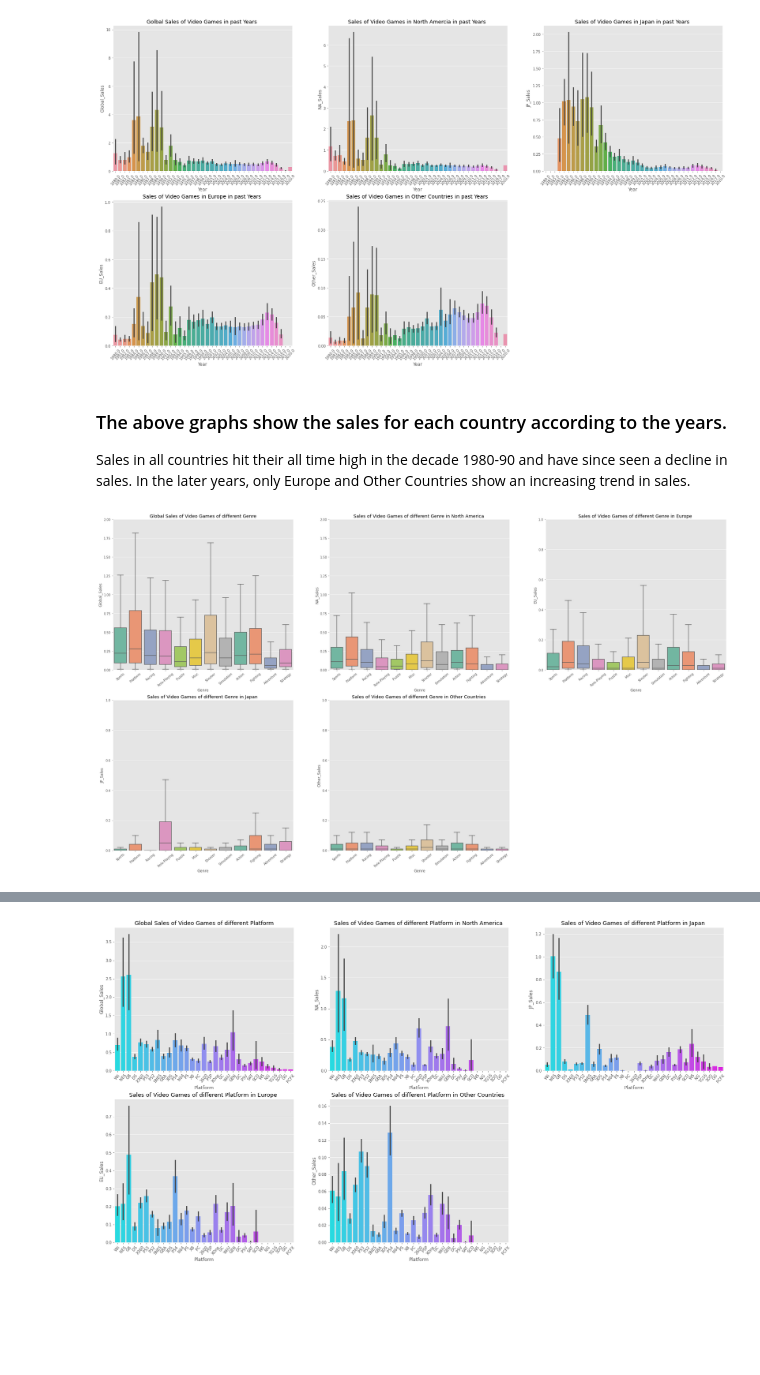
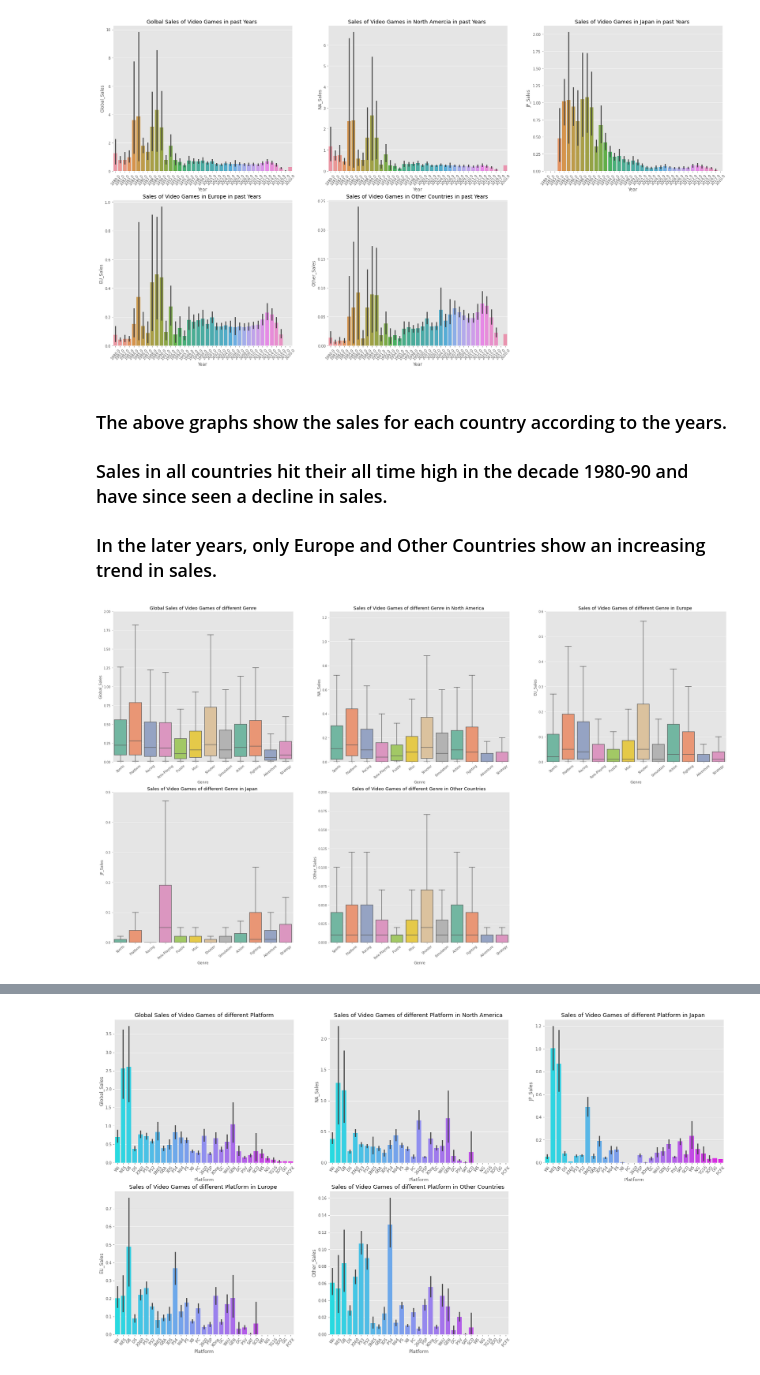
Before and after one commit to digipodium/Ayan_Bhatnagar_Game_Sales_Comparison, a Jupyter notebook: games_project.ipynb, the cells around one changed output, grey strips where cells are left out. Saved outputs shown, nothing was run; the diff lists cells and outputs as text; code cells hidden in the pictures; blank space fills up the shorter version.

```diff
--- a/games_project.ipynb
+++ b/games_project.ipynb
@@ -117,40 +122,40 @@ plt.show()
 [figure]
 # %% [markdown]
 ### The above graphs show the sales for each country according to the years.
-Sales in all countries hit their all time high in the decade 1980-90 and have since seen a decline in sales.
-In the later years, only Europe and Other Countries show an increasing trend in sales.
+### Sales in all countries hit their all time high in the decade 1980-90 and have since seen a decline in sales.
+### In the later years, only Europe and Other Countries show an increasing trend in sales.
 # %%
 plt.figure(figsize=(35,30))
 plt.subplot(331)
 sns.boxplot(x = 'Genre', y = 'Global_Sales' , data = game_df,palette="Set2",fliersize = 0)
 plt.xticks(rotation=40)
 plt.title("Global Sales of Video Games of different Genre")
 plt.ylim(0, 2)
 
 plt.subplot(332)
 sns.boxplot(x = 'Genre', y = 'NA_Sales' , data = game_df,palette="Set2",fliersize = 0)
 plt.xticks(rotation=40)
 plt.title("Sales of Video Games of different Genre in North America ")
-plt.ylim(0, 2)
+plt.ylim(0, 1.25)
 
 plt.subplot(333)
-plt.ylim(0, 1)
+plt.ylim(0, 0.6)
 sns.boxplot(x = 'Genre', y = 'EU_Sales' , data = game_df,palette="Set2",fliersize = 0)
 plt.xticks(rotation=40)
 plt.title("Sales of Video Games of different Genre in Europe ")
 
 plt.subplot(334)
-plt.ylim(0, 1)
+plt.ylim(0, 0.5)
 sns.boxplot(x = 'Genre', y = 'JP_Sales' , data = game_df,palette="Set2",fliersize = 0)
 plt.xticks(rotation=40)
 plt.title("Sales of Video Games of different Genre in Japan ")
 
 plt.subplot(335)
 sns.boxplot(x = 'Genre', y = 'Other_Sales' , data = game_df,palette="Set2",fliersize = 0)
 plt.xticks(rotation=40)
 plt.title("Sales of Video Games of different Genre in Other Countries ")
-plt.ylim(0,1)
+plt.ylim(0,0.2)
 plt.show()
 # %% [output]
-[figure, old version]
+[figure, new version]
 # %% [markdown]
```
Also changed, not shown: parts of 8 cells of this notebook.
